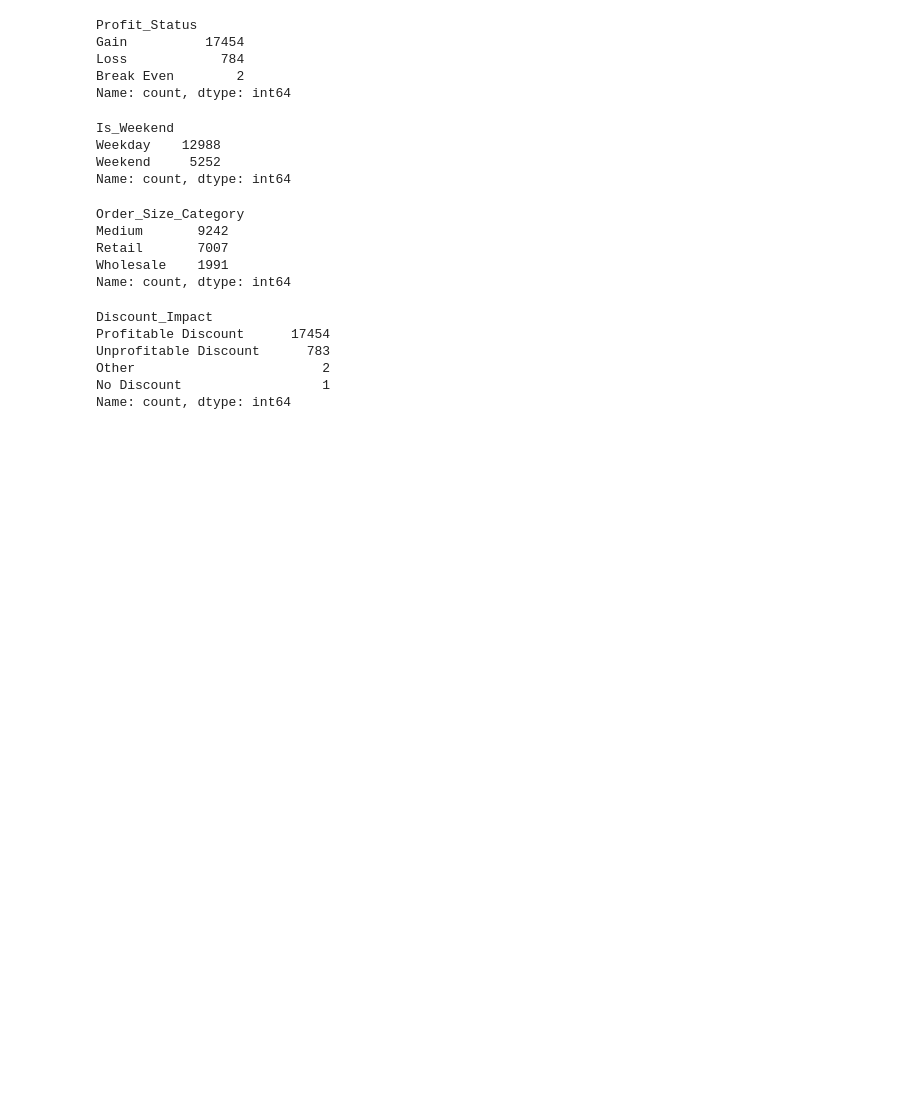
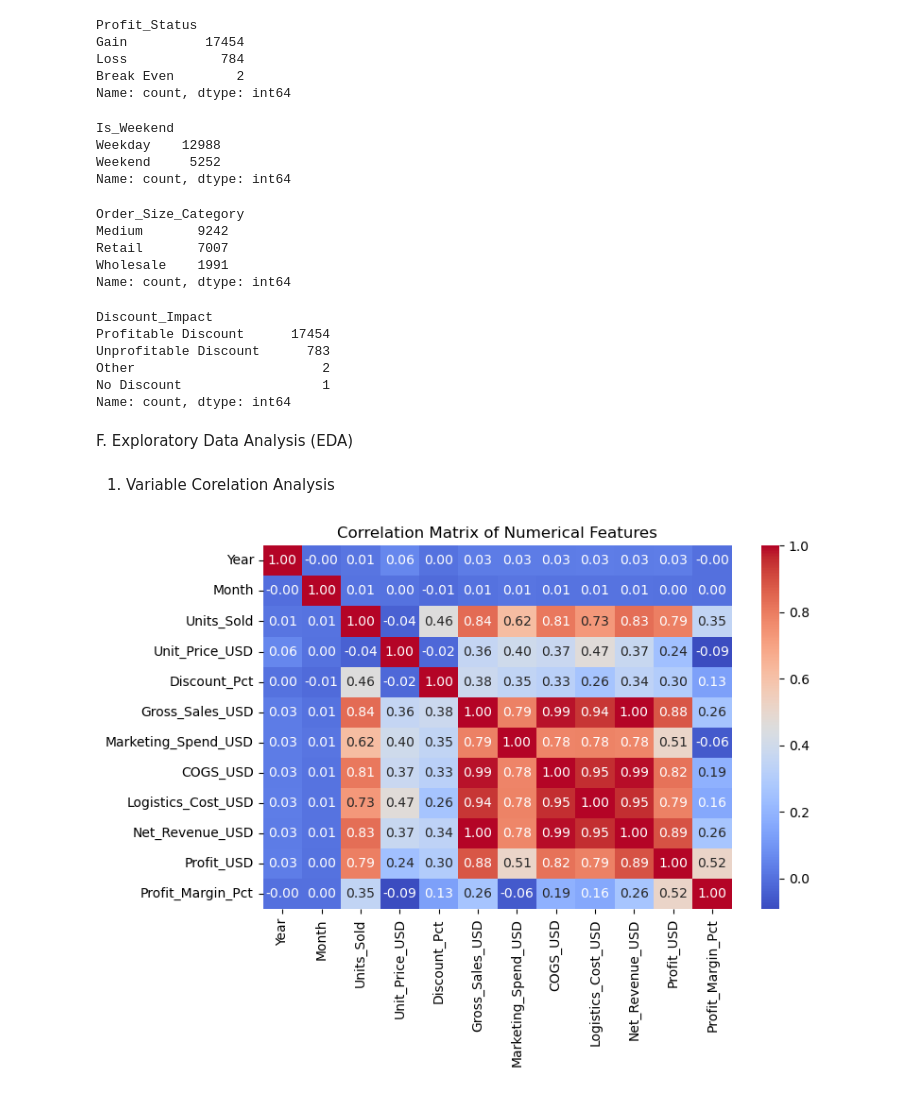
Before and after one commit to aimlana/fcmg_sales_marketing_profitability_analysis, a Jupyter notebook: notebook/data_cleaning_and_eda.ipynb, the cells around one changed output. Saved outputs shown, nothing was run; the diff lists cells and outputs as text; code cells hidden in the pictures; blank space fills up the shorter version.

Commit message:
feat: make EDA for variable corelation

```diff
--- a/notebook/data_cleaning_and_eda.ipynb
+++ b/notebook/data_cleaning_and_eda.ipynb
@@ -210,3 +210,17 @@ Unprofitable Discount      783
 Other                        2
 No Discount                  1
 Name: count, dtype: int64
+# %% [markdown]
+F. Exploratory Data Analysis (EDA)
+# %% [markdown]
+1. Variable Corelation Analysis
+# %%
+# Correlation analysis for numerical features
+numeric_df = df.select_dtypes(include=[np.number])
+
+plt.figure(figsize=(8, 5))
+sns.heatmap(numeric_df.corr(), annot=True, cmap='coolwarm', fmt='.2f')
+plt.title('Correlation Matrix of Numerical Features')
+plt.show()
+# %% [output]
+[figure, added]
```
